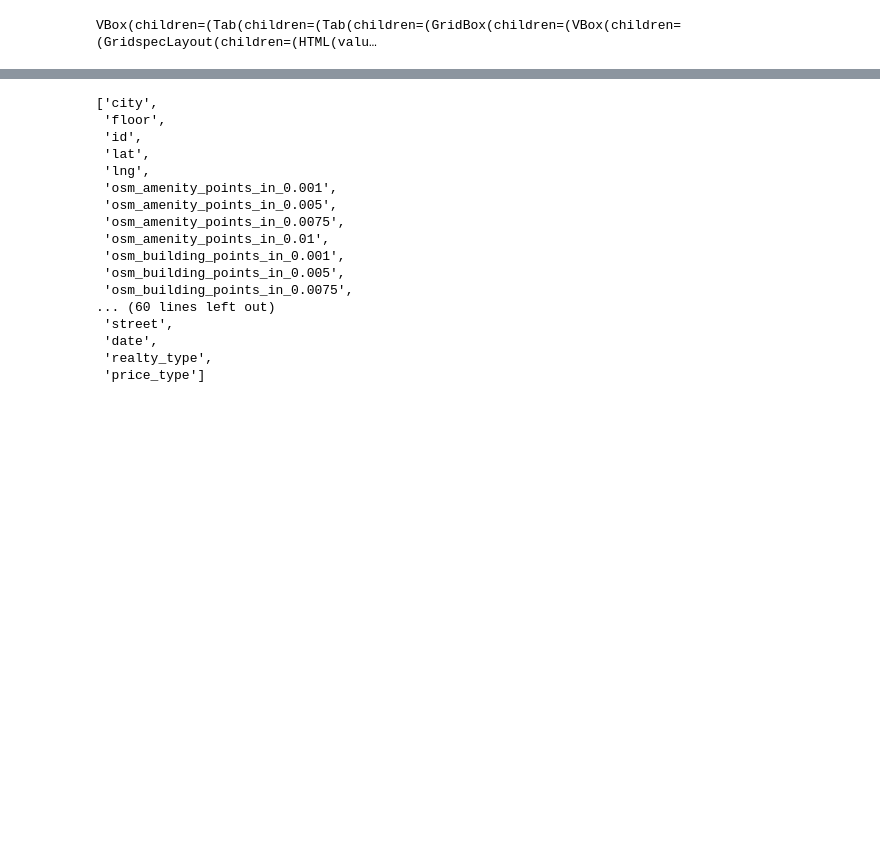
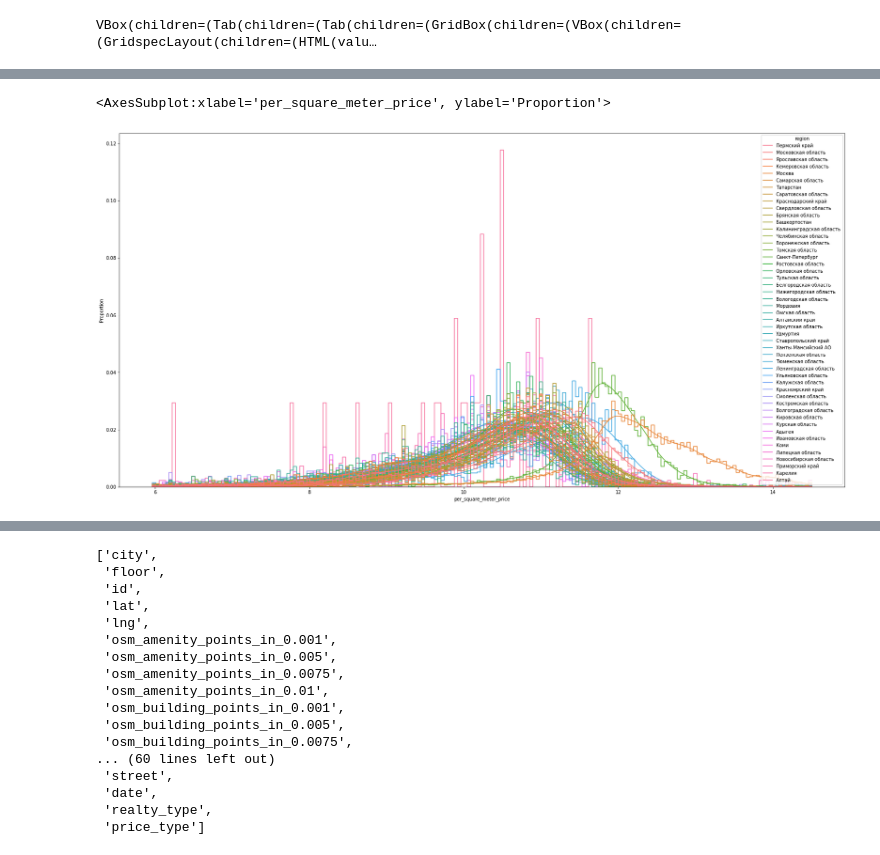
Before and after one commit to ChernyakKonstantin/bd_ml_itmo, a Jupyter notebook: data_inspection.ipynb, the cells around one changed output, grey strips where cells are left out. Cells and saved outputs as stored; diff of their text form; code cells hidden in the pictures; blank space fills up the shorter version.

```diff
--- a/data_inspection.ipynb
+++ b/data_inspection.ipynb
@@ -34,0 +70,12 @@ VBox(children=(Tab(children=(Tab(children=(GridBox(children=(VBox(children=(Grid
+# %%
+transformed_df = df.copy()
+transformed_df['per_square_meter_price'] = df['per_square_meter_price'].apply(np.log)
+transformed_df['total_square'] = df['total_square'].apply(np.log)
+transformed_df['osm_catering_points_in_0.001'] = df['osm_catering_points_in_0.001'].apply(np.log)
+# %%
+fig, ax = plt.subplots(1, figsize=(28,14))
+sns.histplot(data=transformed_df, x='per_square_meter_price', hue='region',
+             element="step", fill=False, kde=True, common_norm=False, stat='proportion', ax=ax)
+# %% [output]
+<AxesSubplot:xlabel='per_square_meter_price', ylabel='Proportion'>
+[figure, added]
```
Also changed, not shown: parts of 17 cells of this notebook.
